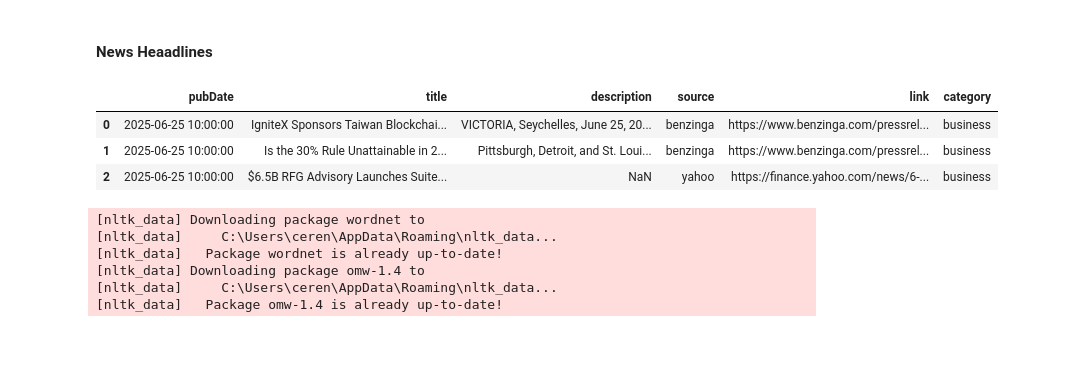
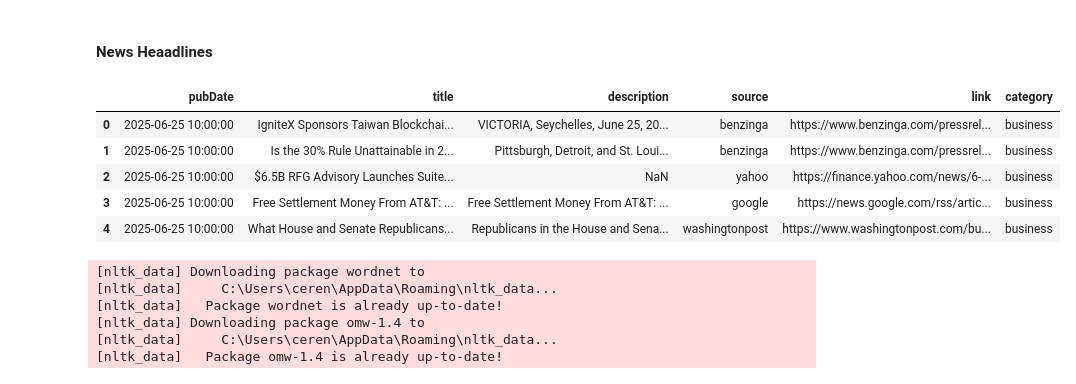
Before and after one commit to crndogan/stock-news-prediction, a Jupyter notebook: notebooks/Master_Data_Modeling.ipynb, the cells around one changed output. Drawn from its saved outputs; the diff is of its cells as text; code cells hidden in the pictures; blank space fills up the shorter version.

```diff
--- a/notebooks/Master_Data_Modeling.ipynb
+++ b/notebooks/Master_Data_Modeling.ipynb
@@ -174,12 +131,14 @@ from csv import QUOTE_ALL
 #### News Heaadlines
 # %%
 news_df = pd.read_csv("news_headlines_master.csv")
-news_df.head(3)
+news_df.head(5)
 # %% [output]
 |  | pubDate | title | description | source | link | category |
 | 0 | 2025-06-25 10:00:00 | IgniteX Sponsors Taiwan Blockchai... | VICTORIA, Seychelles, June 25, 20... | benzinga | https://www.benzinga.com/pressrel... | business |
 | 1 | 2025-06-25 10:00:00 | Is the 30% Rule Unattainable in 2... | Pittsburgh, Detroit, and St. Loui... | benzinga | https://www.benzinga.com/pressrel... | business |
 | 2 | 2025-06-25 10:00:00 | $6.5B RFG Advisory Launches Suite... | NaN | yahoo | https://finance.yahoo.com/news/6-... | business |
+| 3 | 2025-06-25 10:00:00 | Free Settlement Money From AT&T: ... | Free Settlement Money From AT&T: ... | google | https://news.google.com/rss/artic... | business |
+| 4 | 2025-06-25 10:00:00 | What House and Senate Republicans... | Republicans in the House and Sena... | washingtonpost | https://www.washingtonpost.com/bu... | business |
 # %%
 #cleaning News Headline Data
 
```
Also changed, not shown: parts of 18 cells of this notebook.
